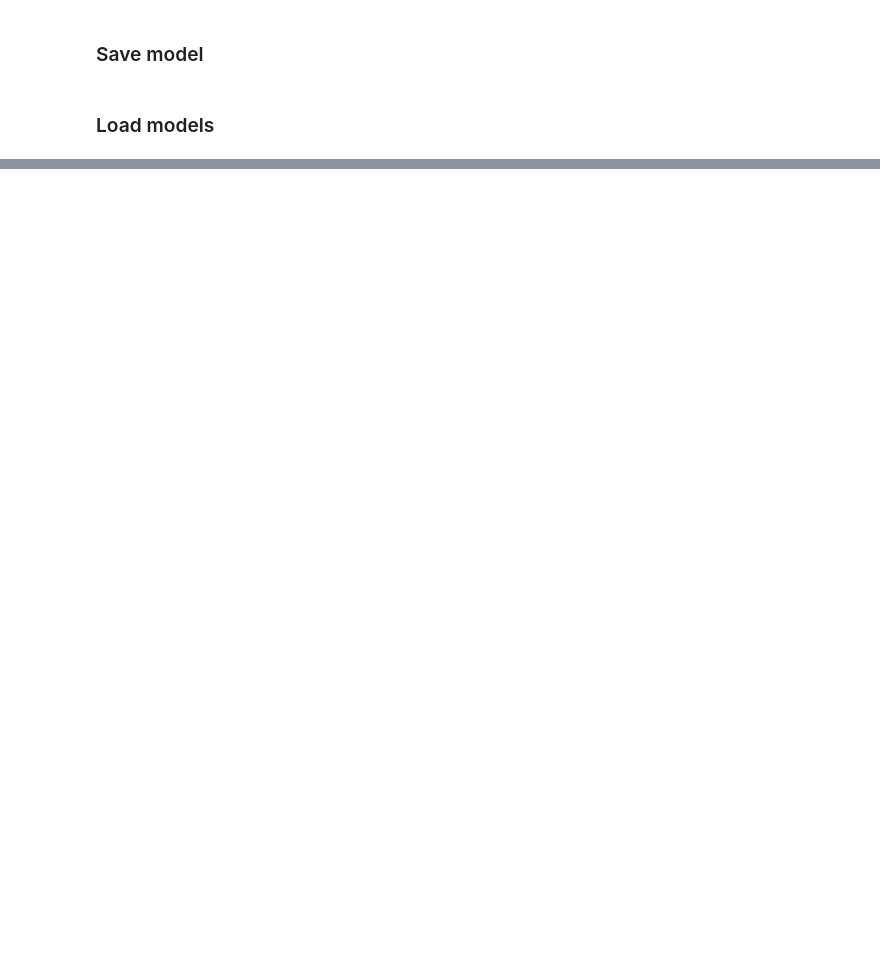
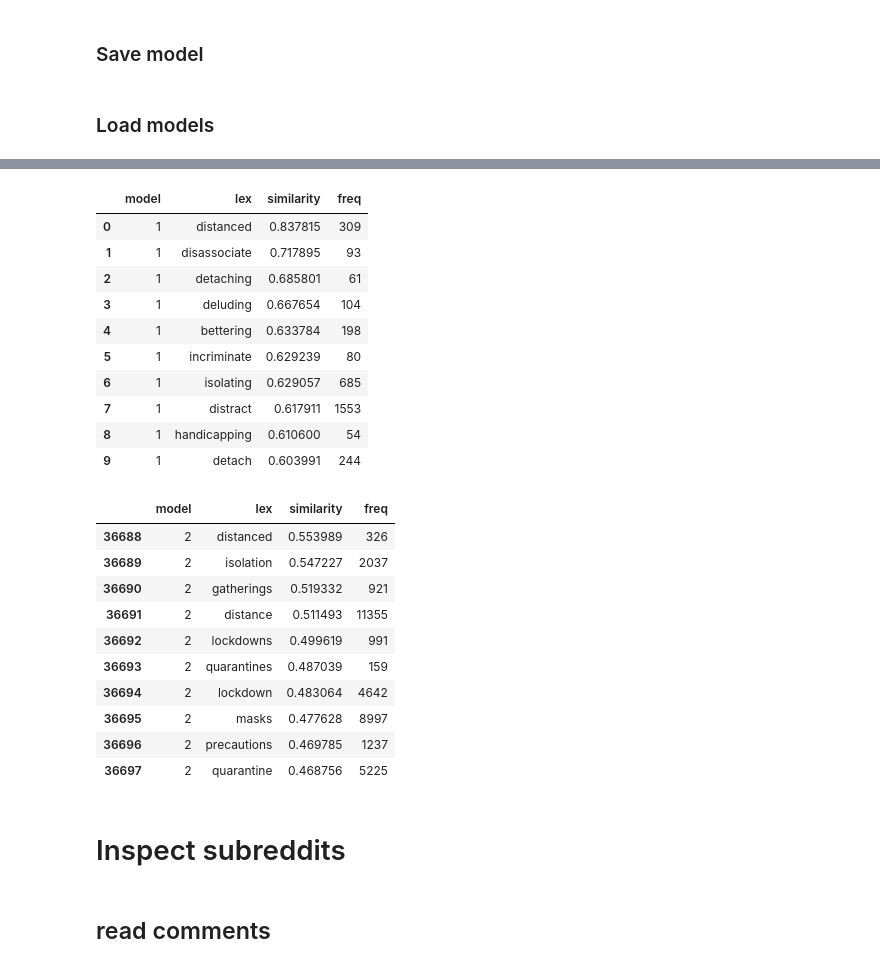
Before and after one commit to wuqui/neocov, a Jupyter notebook: index.ipynb, the cells around one changed output, grey strips where cells are left out. Saved outputs shown, nothing was run; the diff lists cells and outputs as text; code cells hidden in the pictures; blank space fills up the shorter version.

```diff
--- a/index.ipynb
+++ b/index.ipynb
@@ -186,0 +304,57 @@ model_2020 = gensim.models.Word2Vec.load('out/models/2020.model')
+# %%
+LEX_NBS = 'distancing'
+# %%
+def get_nearest_neighbours_models(lex, freq_min, model_1, model_2, topn=100_000):
+    nbs = []
+    for count, model in enumerate([model_1, model_2]):
+        for nb, dist in model.wv.most_similar(lex, topn=topn):
+            if model.wv.get_vecattr(nb, 'count') > freq_min:
+                d = {}
+                d['model'] = count + 1
+                d['lex'] = nb
+                d['similarity'] = dist
+                d['freq'] = model.wv.get_vecattr(nb, "count")
+                nbs.append(d)
+    nbs_df = pd.DataFrame(nbs)
+    nbs_df = nbs_df\
+        .query('freq > @freq_min')\
+        .groupby('model', group_keys=False)\
+        .apply(lambda group: group.nlargest(10, 'similarity'))
+    nbs_model_1 = nbs_df.query('model == 1')
+    nbs_model_2 = nbs_df.query('model == 2')
+    return nbs_model_1, nbs_model_2
+# %%
+nbs_model_1, nbs_model_2 = get_nearest_neighbours_models(
+    lex=LEX_NBS,
+    freq_min=50,
+    model_1=model_2019,
+    model_2=model_2020
+)
+
+display(
+    nbs_model_1,
+    nbs_model_2
+)
+# %% [output]
+|  | model | lex | similarity | freq |
+| 0 | 1 | distanced | 0.837815 | 309 |
+| 1 | 1 | disassociate | 0.717895 | 93 |
+| 2 | 1 | detaching | 0.685801 | 61 |
+| 3 | 1 | deluding | 0.667654 | 104 |
+| 4 | 1 | bettering | 0.633784 | 198 |
+| 5 | 1 | incriminate | 0.629239 | 80 |
+| 6 | 1 | isolating | 0.629057 | 685 |
+| 7 | 1 | distract | 0.617911 | 1553 |
+| 8 | 1 | handicapping | 0.610600 | 54 |
+| 9 | 1 | detach | 0.603991 | 244 |
+|  | model | lex | similarity | freq |
+| 36688 | 2 | distanced | 0.553989 | 326 |
+| 36689 | 2 | isolation | 0.547227 | 2037 |
+| 36690 | 2 | gatherings | 0.519332 | 921 |
+| 36691 | 2 | distance | 0.511493 | 11355 |
+| 36692 | 2 | lockdowns | 0.499619 | 991 |
+| 36693 | 2 | quarantines | 0.487039 | 159 |
+| 36694 | 2 | lockdown | 0.483064 | 4642 |
+| 36695 | 2 | masks | 0.477628 | 8997 |
+| 36696 | 2 | precautions | 0.469785 | 1237 |
+| 36697 | 2 | quarantine | 0.468756 | 5225 |
@@ -186,0 +364,4 @@ model_2020 = gensim.models.Word2Vec.load('out/models/2020.model')
+# %% [markdown]
+# Inspect subreddits
+# %% [markdown]
+## read comments
```
Also changed, not shown: parts of 71 cells of this notebook, 7 other files.
